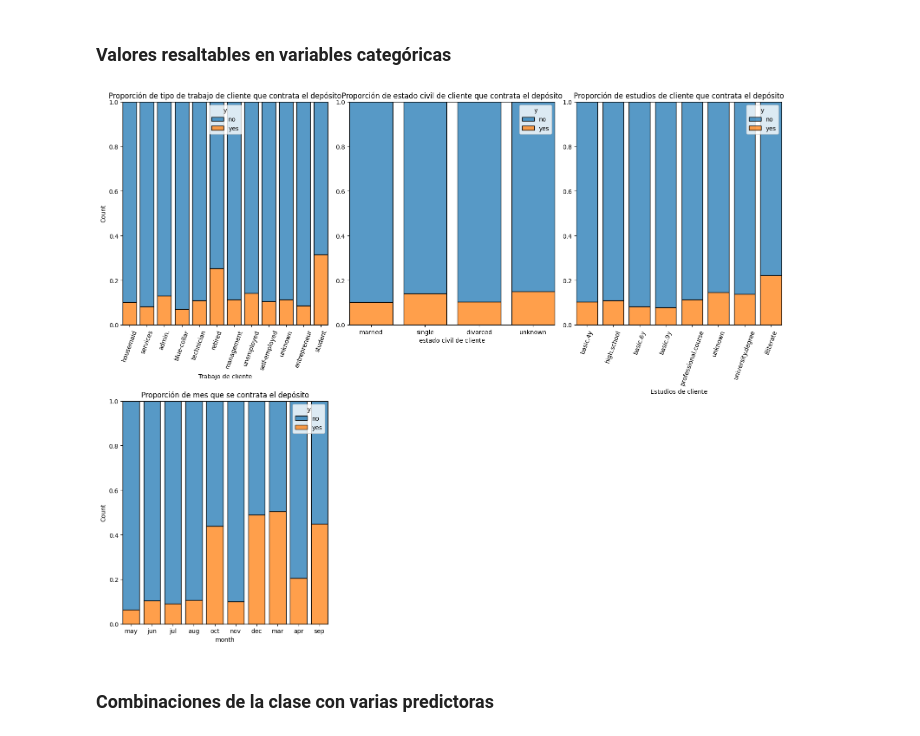
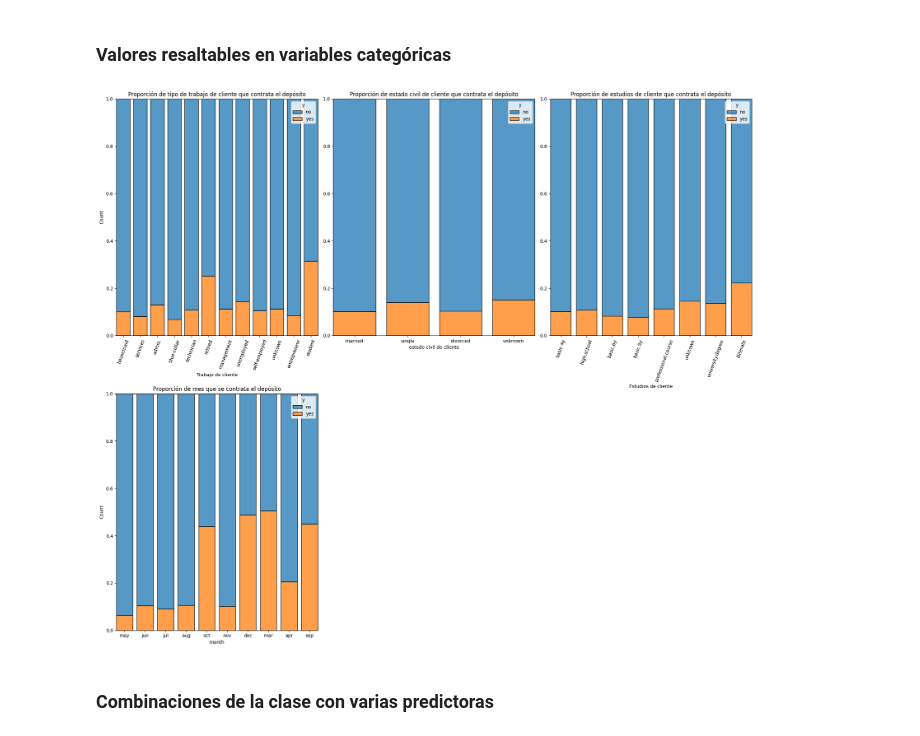
Before and after one commit to 4GeeksAcademy/Algoritmo-regresion-ml-pabloramcos, a Jupyter notebook: src/explore.ipynb, the cells around one changed output. Saved outputs shown, nothing was run; the diff lists cells and outputs as text; code cells hidden in the pictures.

```diff
--- a/src/explore.ipynb
+++ b/src/explore.ipynb
@@ -381,30 +377,30 @@ plt.show()
 # %% [markdown]
 ### Valores resaltables en variables categóricas
 # %%
-fig, axis = plt.subplots(2, 3, figsize = (16, 13))
+fig, axis = plt.subplots(2, 3, figsize = (20, 17))
 
 #Los contactos realizados por movil
 
 # Crear un diagrama de dispersión múltiple
 sns.histplot(ax = axis[0, 0], data = total_dataf, x = "job", hue = "y", multiple="fill", shrink=0.8).set(xlabel = "Trabajo de cliente", title="Proporción de tipo de trabajo de cliente que contrata el depósito")
 axis[0,0].tick_params(axis="x", rotation=70)
 sns.histplot(ax = axis[0, 1], data = total_dataf, x = "marital", hue = "y", multiple="fill", shrink=0.8).set(ylabel = None, xlabel = "estado civil de cliente", title="Proporción de estado civil de cliente que contrata el depósito")
 sns.histplot(ax = axis[0, 2], data = total_dataf, x = "education", hue = "y", multiple="fill", shrink=0.8).set(ylabel = None, xlabel = "Estudios de cliente", title="Proporción de estudios de cliente que contrata el depósito")
 axis[0,2].tick_params(axis="x", rotation=70)
 
 
 sns.histplot(ax = axis[1, 0], data = total_dataf, x = "month", hue = "y", multiple="fill", shrink=0.8).set(title="Proporción de mes que se contrata el depósito")
 
 fig.delaxes(axis[1, 1])
 fig.delaxes(axis[1, 2])
 
 # Ajustar el layout
 plt.tight_layout()
 
 # Mostrar el plot
 plt.show()
 # %% [output]
-[figure, old version]
+[figure, new version]
 # %% [markdown]
 ### Combinaciones de la clase con varias predictoras
 # %%
```
Also changed, not shown: parts of 24 cells of this notebook, 32 other files.
